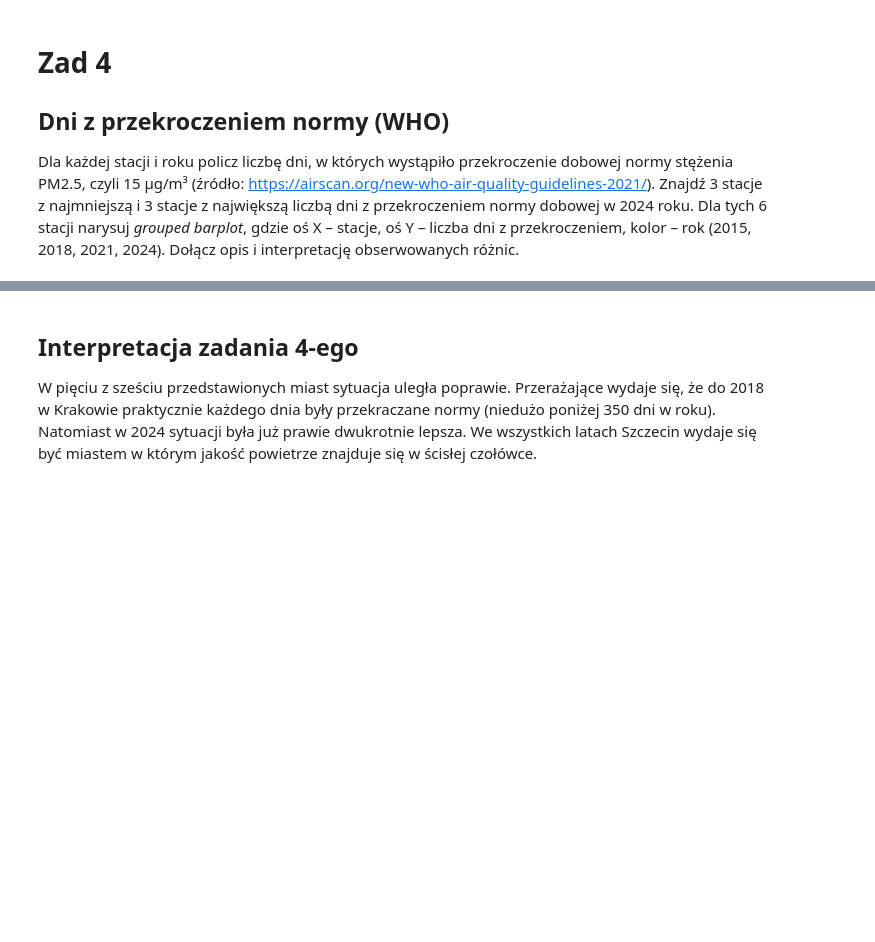
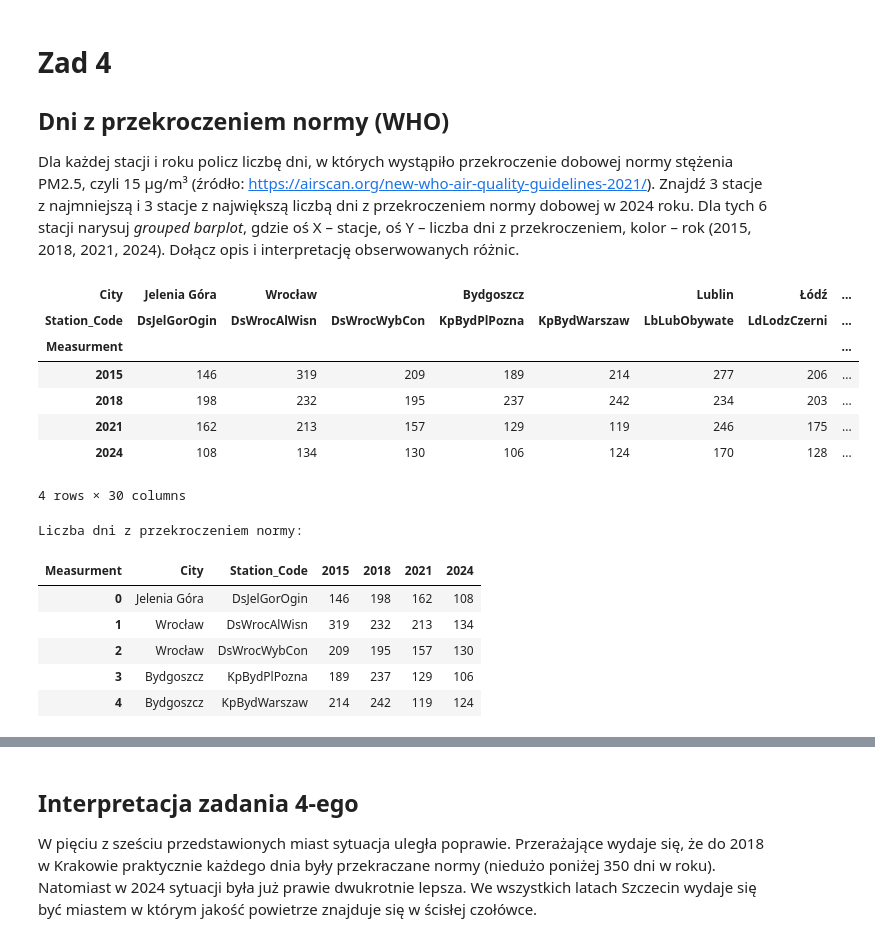
Before and after one commit to ejhuus/ZTP3_gr3, a Jupyter notebook: main.ipynb, the cells around one changed output, grey strips where cells are left out. Cells and saved outputs as stored; diff of their text form; code cells hidden in the pictures; blank space fills up the shorter version.

```diff
--- a/main.ipynb
+++ b/main.ipynb
@@ -173,2 +168,23 @@ display(exceeding_df.head())
+# %%
+daily_means_df = final_df.resample('D').mean()
+exceeding_df = create_norm_exceeding_df(daily_means_df, YEARS, WHO_NORM)
+print("Liczba dni z przekroczeniem normy:")
+display(exceeding_df.head())
+# %% [output]
+| City | Jelenia Góra | Wrocław |  | Bydgoszcz |  | Lublin | Łódź | ... |
+| Station_Code | DsJelGorOgin | DsWrocAlWisn | DsWrocWybCon | KpBydPlPozna | KpBydWarszaw | LbLubObywate | LdLodzCzerni | ... |
+| Measurment |  |  |  |  |  |  |  | ... |
+| 2015 | 146 | 319 | 209 | 189 | 214 | 277 | 206 | ... |
+| 2018 | 198 | 232 | 195 | 237 | 242 | 234 | 203 | ... |
+| 2021 | 162 | 213 | 157 | 129 | 119 | 246 | 175 | ... |
+| 2024 | 108 | 134 | 130 | 106 | 124 | 170 | 128 | ... |
+4 rows × 30 columns
+Liczba dni z przekroczeniem normy:
+| Measurment | City | Station_Code | 2015 | 2018 | 2021 | 2024 |
+| 0 | Jelenia Góra | DsJelGorOgin | 146 | 198 | 162 | 108 |
+| 1 | Wrocław | DsWrocAlWisn | 319 | 232 | 213 | 134 |
+| 2 | Wrocław | DsWrocWybCon | 209 | 195 | 157 | 130 |
+| 3 | Bydgoszcz | KpBydPlPozna | 189 | 237 | 129 | 106 |
+| 4 | Bydgoszcz | KpBydWarszaw | 214 | 242 | 119 | 124 |
 # %%
 # Wybieramy 3 stacje z najmniejszą i 3 z największą liczbą dni z przekroczeniem w 2024
```
Also changed, not shown: parts of 13 cells of this notebook, 3 other files.
